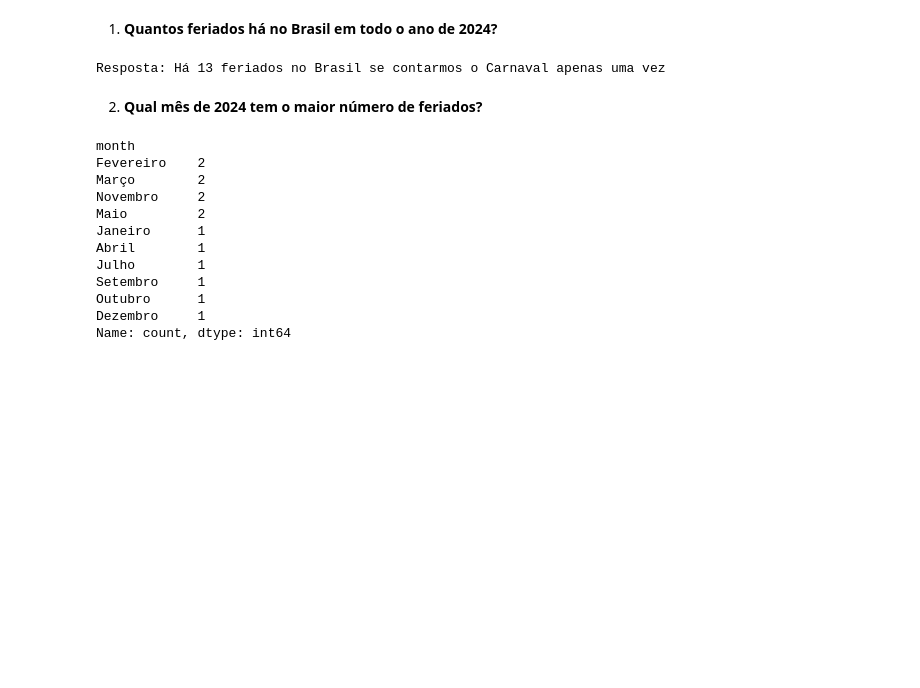
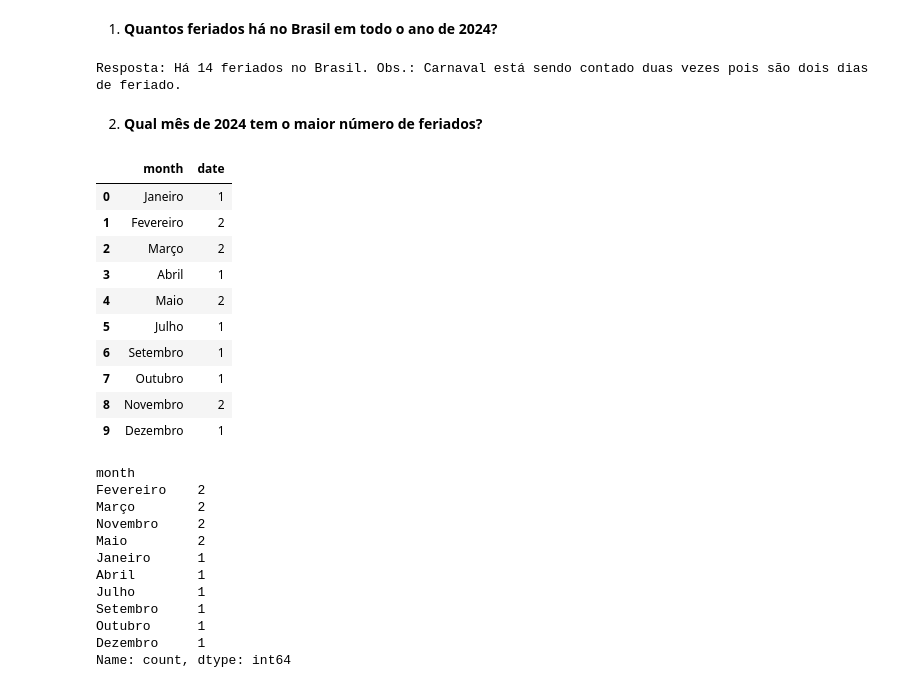
Before and after one commit to DS-Johnny/emd-desafio-junior-data-scientist, a Jupyter notebook: analise_api.ipynb, the cells around one changed output. Cells and saved outputs as stored; diff of their text form; code cells hidden in the pictures; blank space fills up the shorter version.

```diff
--- a/analise_api.ipynb
+++ b/analise_api.ipynb
@@ -126,11 +126,34 @@ memory usage: 1.2+ KB
 # %% [markdown]
 1. **Quantos feriados há no Brasil em todo o ano de 2024?**
 # %%
-print(f'Resposta: Há {len(holidays)-1} feriados no Brasil se contarmos o Carnaval apenas uma vez')
+print(f'Resposta: Há {len(holidays)} feriados no Brasil. Obs.: Carnaval está sendo contado duas vezes pois são dois dias de feriado.')
 # %% [output]
-Resposta: Há 13 feriados no Brasil se contarmos o Carnaval apenas uma vez
+Resposta: Há 14 feriados no Brasil. Obs.: Carnaval está sendo contado duas vezes pois são dois dias de feriado.
 # %% [markdown]
 2. **Qual mês de 2024 tem o maior número de feriados?**
+# %%
+feriados_by_month = holidays.groupby('month').agg({'date': 'count'}).reset_index()
+months_list = holidays['month'].unique().tolist()
+
+
+feriados_by_month['month'] = pd.Categorical(feriados_by_month['month'], categories=months_list, ordered=True)
+
+# Ordenando o DataFrame agrupado
+feriados_ordenados_mes = feriados_by_month.sort_values('month').reset_index(drop=True)
+
+feriados_ordenados_mes
+# %% [output]
+|  | month | date |
+| 0 | Janeiro | 1 |
+| 1 | Fevereiro | 2 |
+| 2 | Março | 2 |
+| 3 | Abril | 1 |
+| 4 | Maio | 2 |
+| 5 | Julho | 1 |
+| 6 | Setembro | 1 |
+| 7 | Outubro | 1 |
+| 8 | Novembro | 2 |
+| 9 | Dezembro | 1 |
 # %%
 holidays['month'].value_counts()
 # %% [output]
```
Also changed, not shown: parts of 4 cells of this notebook, 4 other files.
